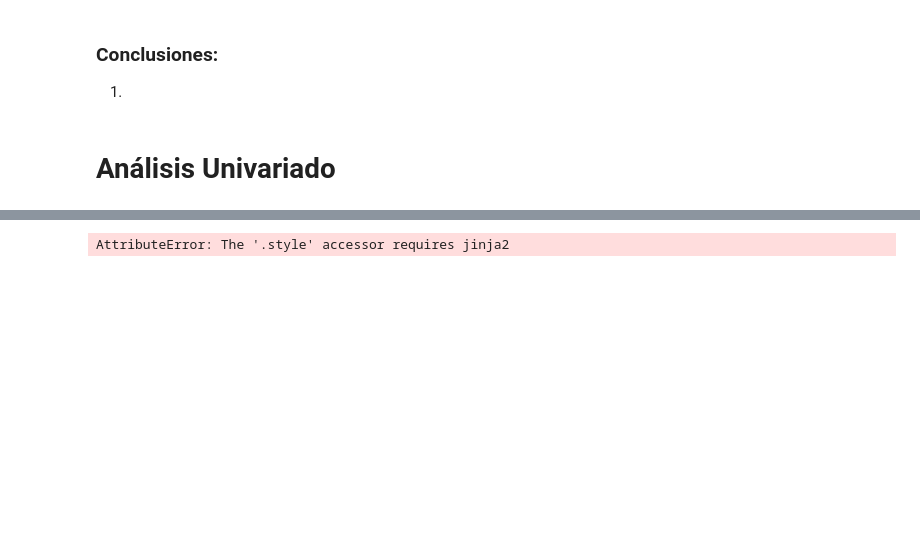
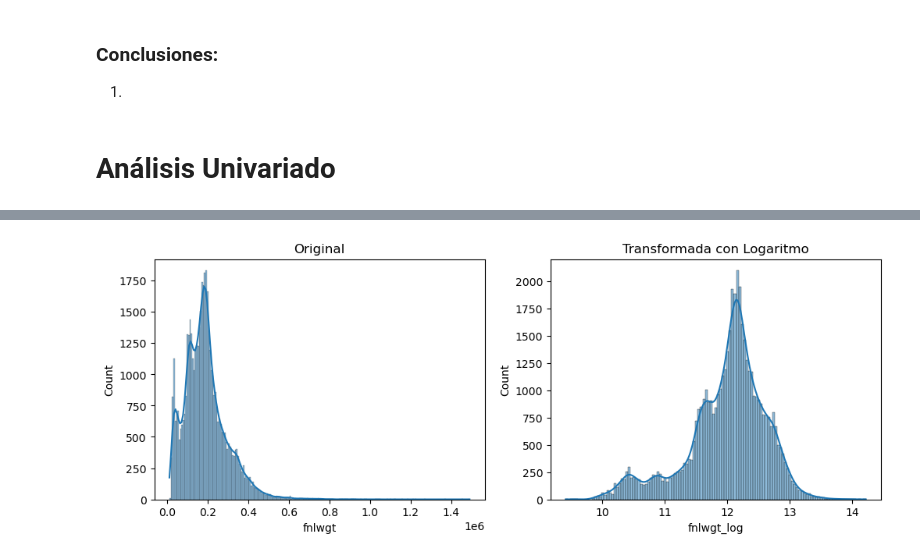
Before and after one commit to lauri871/trabajo_final, a Jupyter notebook: EDA.ipynb, the cells around one changed output, grey strips where cells are left out. Drawn from its saved outputs; the diff is of its cells as text; code cells hidden in the pictures; blank space fills up the shorter version.

```diff
--- a/EDA.ipynb
+++ b/EDA.ipynb
@@ -204,5 +323,15 @@ plt.show()
-# %%
-num_cols_cardinality = [col for col in num_cols if df[col].nunique()<50]
-df[num_cols_cardinality].describe(percentiles=[.25, .5, .75, .9, .95, .99]).T.sort_values(by='50%', ascending=False).style.background_gradient(cmap='coolwarm')
-# %% [output]
-AttributeError: The '.style' accessor requires jinja2
+# %%
+# Aplicamos el logaritmo
+df['fnlwgt_log'] = np.log(df['fnlwgt'])
+
+fig, axes = plt.subplots(1, 2, figsize=(12, 4))
+
+sns.histplot(df['fnlwgt'], kde=True, ax=axes[0])
+axes[0].set_title('Original')
+
+sns.histplot(df['fnlwgt_log'], kde=True, ax=axes[1])
+axes[1].set_title('Transformada con Logaritmo')
+
+plt.show()
+# %% [output]
+[figure, added]
```
Also changed, not shown: parts of 57 cells of this notebook.
